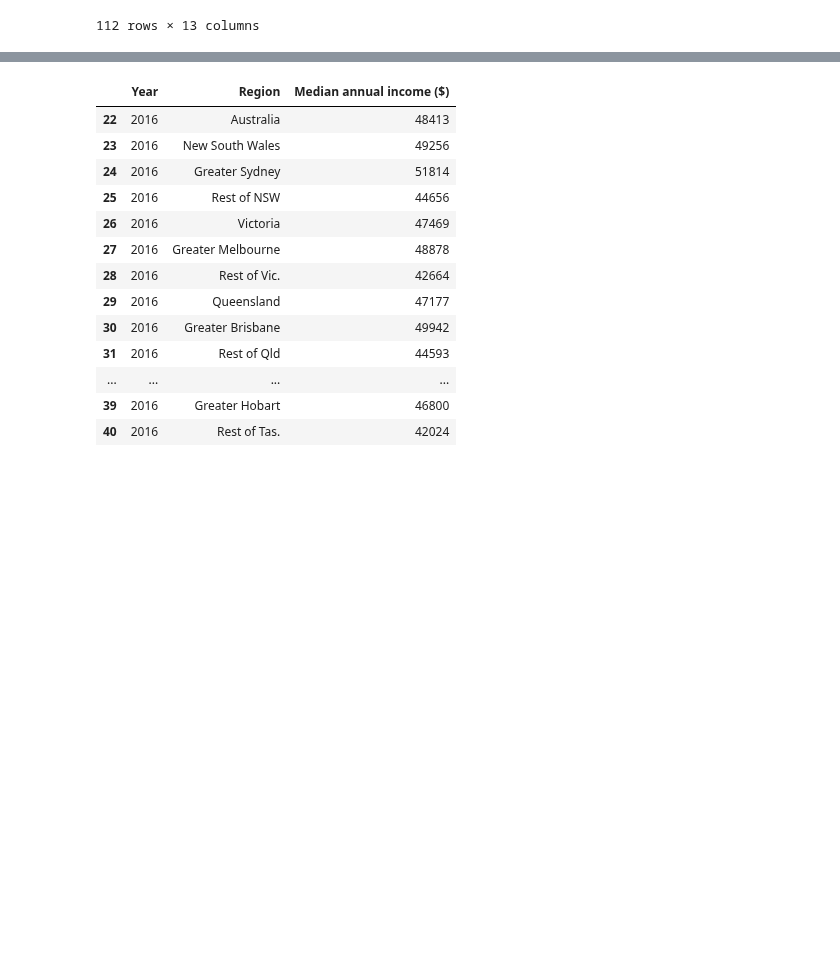
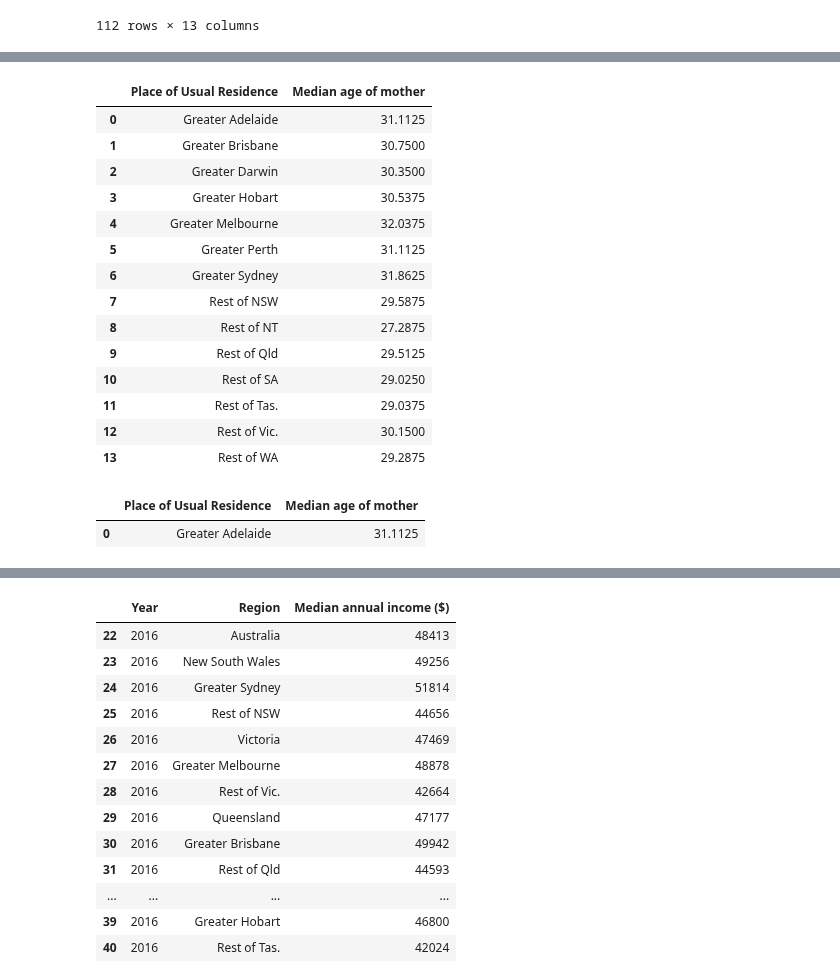
Before and after one commit to NathanJPotter/Team-Project-1, a Jupyter notebook: Project 1.ipynb, the cells around one changed output, grey strips where cells are left out. Drawn from its saved outputs; the diff is of its cells as text; code cells hidden in the pictures; blank space fills up the shorter version.

```diff
--- a/Project 1.ipynb
+++ b/Project 1.ipynb
@@ -111,3 +132,31 @@ birth_data_df
+# %%
+mother_age_df = pd.DataFrame({"Median age of mother": mother_age_df['Median age of mother']})
+mother_age_df = mother_age_df.reset_index()
+mother_age_df
+# mother_age_df = mother_age_df['Median age of mother']
+# mother_age_df
+# %% [output]
+|  | Place of Usual Residence | Median age of mother |
+| 0 | Greater Adelaide | 31.1125 |
+| 1 | Greater Brisbane | 30.7500 |
+| 2 | Greater Darwin | 30.3500 |
+| 3 | Greater Hobart | 30.5375 |
+| 4 | Greater Melbourne | 32.0375 |
+| 5 | Greater Perth | 31.1125 |
+| 6 | Greater Sydney | 31.8625 |
+| 7 | Rest of NSW | 29.5875 |
+| 8 | Rest of NT | 27.2875 |
+| 9 | Rest of Qld | 29.5125 |
+| 10 | Rest of SA | 29.0250 |
+| 11 | Rest of Tas. | 29.0375 |
+| 12 | Rest of Vic. | 30.1500 |
+| 13 | Rest of WA | 29.2875 |
+# %%
+SA_age_diff_df = mother_age_df.loc[mother_age_df['Place of Usual Residence'] == "Greater Adelaide"]
+SA_age_diff_df
+# %% [output]
+|  | Place of Usual Residence | Median age of mother |
+| 0 | Greater Adelaide | 31.1125 |
 # %%
 syd_df = birth_data_df.loc[birth_data_df['Place of Usual Residence'] == "Greater Sydney"]
 syd_df
```
Also changed, not shown: parts of 6 cells of this notebook, 5 other files.
